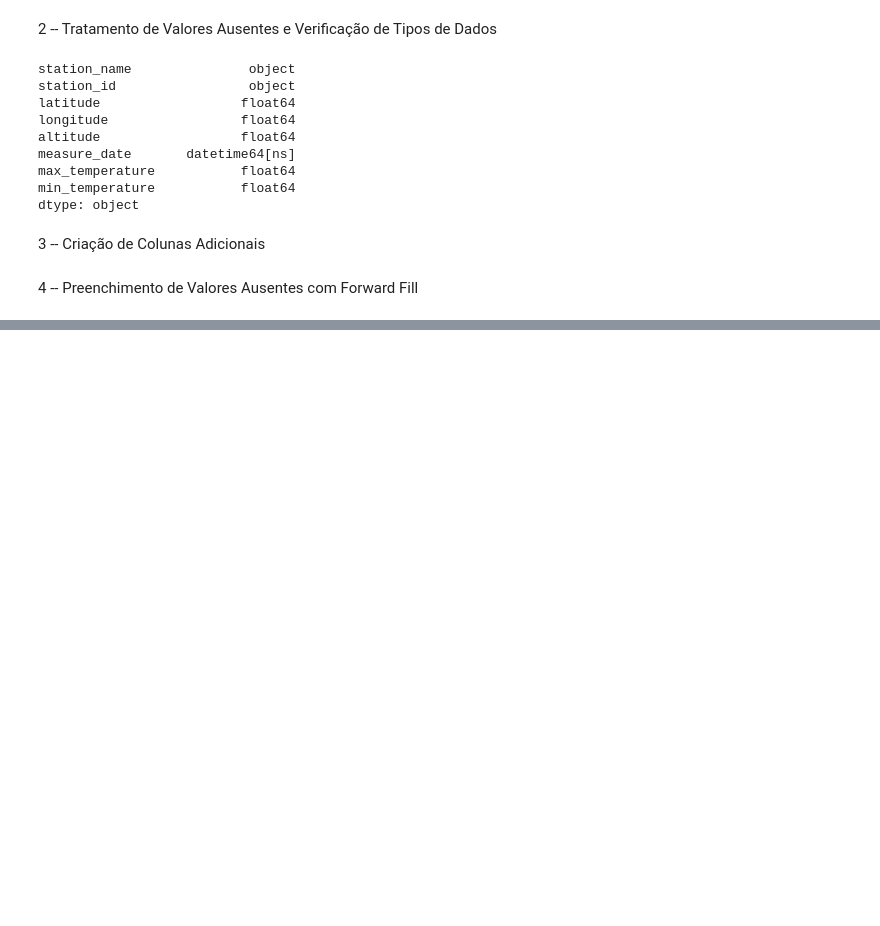
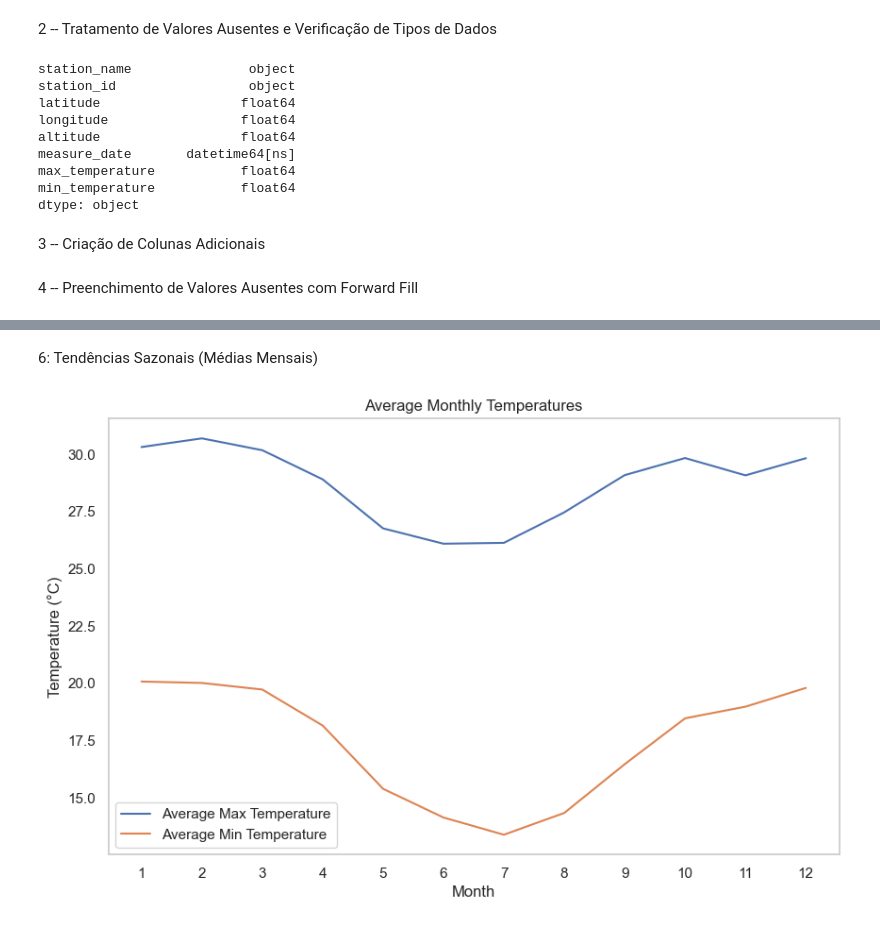
Before and after one commit to LuizMiguelMds/TemperatureForecasting, a Jupyter notebook: TemperatureForecasting.ipynb, the cells around one changed output, grey strips where cells are left out. Saved outputs shown, nothing was run; the diff lists cells and outputs as text; code cells hidden in the pictures; blank space fills up the shorter version.

```diff
--- a/TemperatureForecasting.ipynb
+++ b/TemperatureForecasting.ipynb
@@ -350,0 +440,18 @@ df['min_temperature'] = df['min_temperature'].fillna(method='ffill')
+# %% [markdown]
+6: Tendências Sazonais (Médias Mensais)
+# %%
+# Average temperature by month to identify seasonal trends
+monthly_avg = df.groupby('month')[['max_temperature', 'min_temperature']].mean()
+
+plt.figure(figsize=(10,6))
+plt.plot(monthly_avg.index, monthly_avg['max_temperature'], label='Average Max Temperature')
+plt.plot(monthly_avg.index, monthly_avg['min_temperature'], label='Average Min Temperature')
+plt.title('Average Monthly Temperatures')
+plt.xlabel('Month')
+plt.ylabel('Temperature (°C)')
+plt.legend()
+plt.xticks(range(1,13))
+plt.grid(False)
+plt.show()
+# %% [output]
+[figure, added]
```
Also changed, not shown: parts of 15 cells of this notebook.
